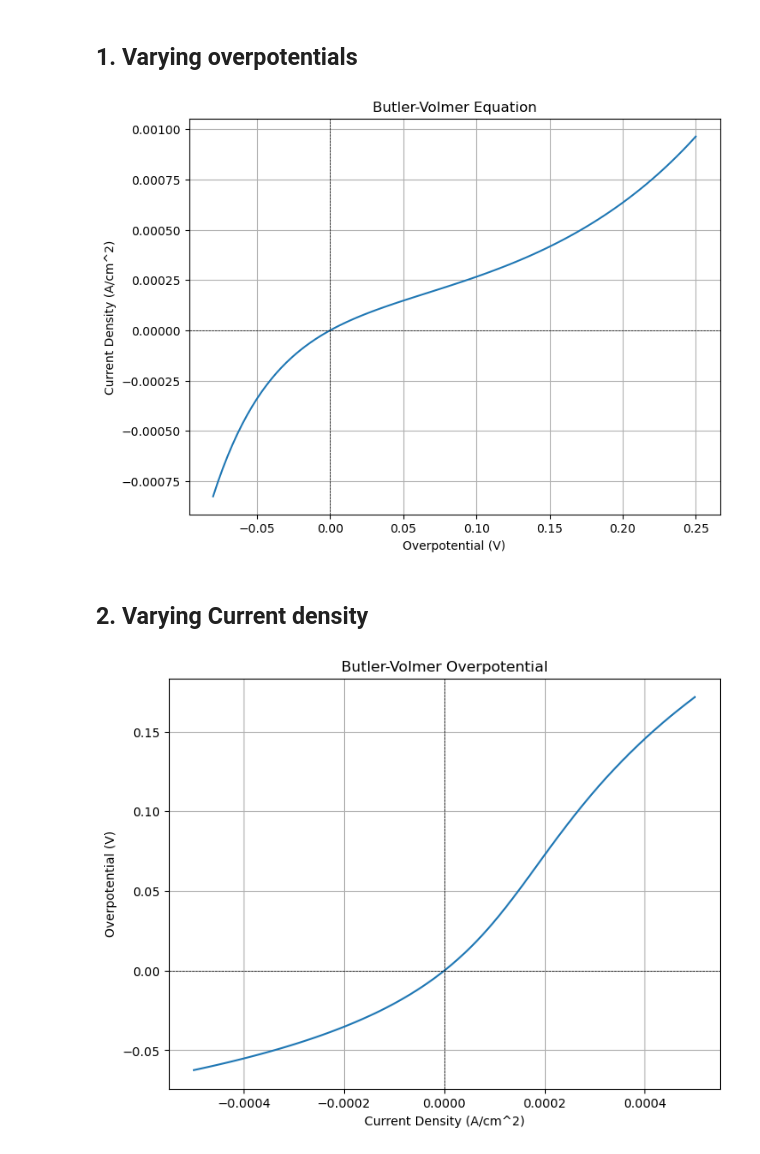
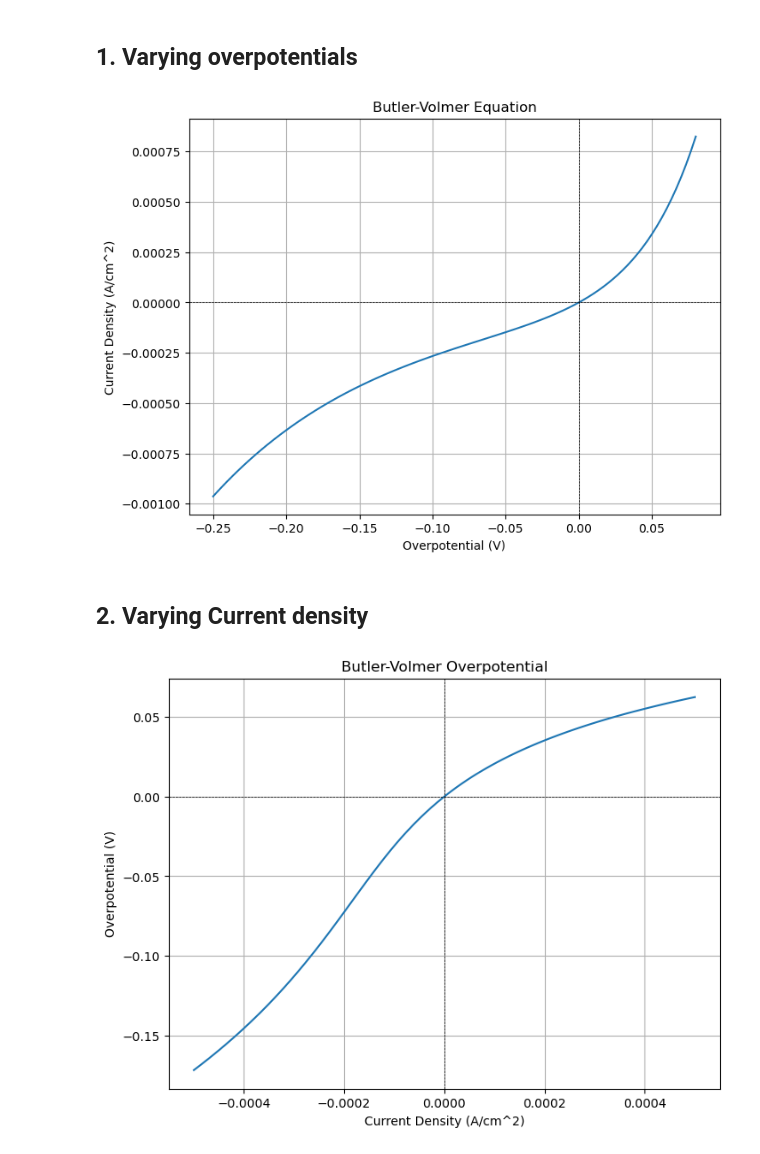
Before and after one commit to xbryanxE/shuntCurrentModel, a Jupyter notebook: Models/KineticModels/ButlerVolmer/Test.ipynb, the cells around one changed output. Cells and saved outputs as stored; diff of their text form; code cells hidden in the pictures.

```diff
--- a/Models/KineticModels/ButlerVolmer/Test.ipynb
+++ b/Models/KineticModels/ButlerVolmer/Test.ipynb
@@ -6,26 +6,26 @@ import matplotlib.pyplot as plt
 ## 1. Varying overpotentials
 # %%
 # Define the parameters for the Butler-Volmer equation
-ba = 0.12 # V/decade
-bc = 0.04 # V/decade
+ba = 0.04 # V/decade
+bc = 0.12 # V/decade
 j0 = 1.2e-4 # A/cm^2
 # Initialize the Butler-Volmer instance
 bv = ButlerVolmer(j0, ba, bc)
 # Define the overpotential range
-eta = np.linspace(-0.08, 0.25, 100) # V
+eta = np.linspace(-0.25, 0.08, 100) # V
 # Calculate the current density using the Butler-Volmer equation
 j = bv.current_density(eta)
 # Plot the results
 plt.figure(figsize=(8, 6))
 plt.plot(eta, j, label='Butler-Volmer Current Density')
 plt.xlabel('Overpotential (V)')
 plt.ylabel('Current Density (A/cm^2)')
 plt.title('Butler-Volmer Equation')
 plt.axhline(0, color='black', lw=0.5, ls='--')
 plt.axvline(0, color='black', lw=0.5, ls='--')
 plt.grid()
 # %% [output]
-[figure, old version]
+[figure, new version]
 # %% [markdown]
 ## 2. Varying Current density
 # %%
@@ -42,4 +42,4 @@ plt.axhline(0, color='black', lw=0.5, ls='--')
 plt.axvline(0, color='black', lw=0.5, ls='--')
 plt.grid()
 # %% [output]
-[figure, old version]
+[figure, new version]
```
